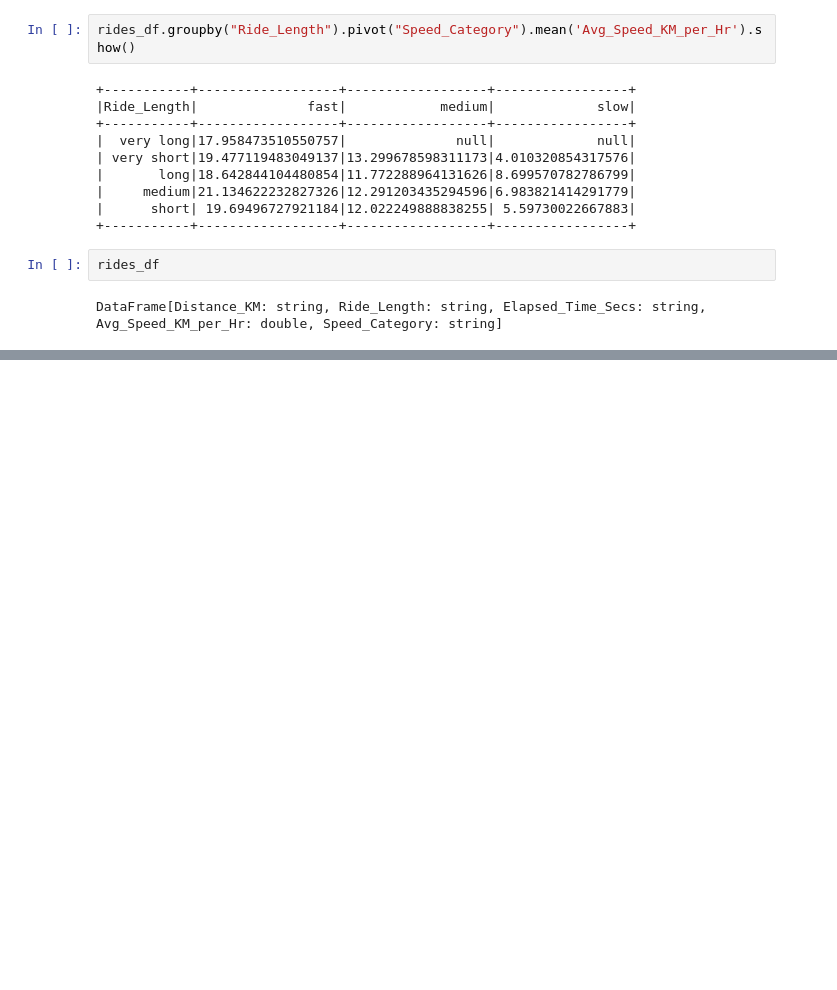
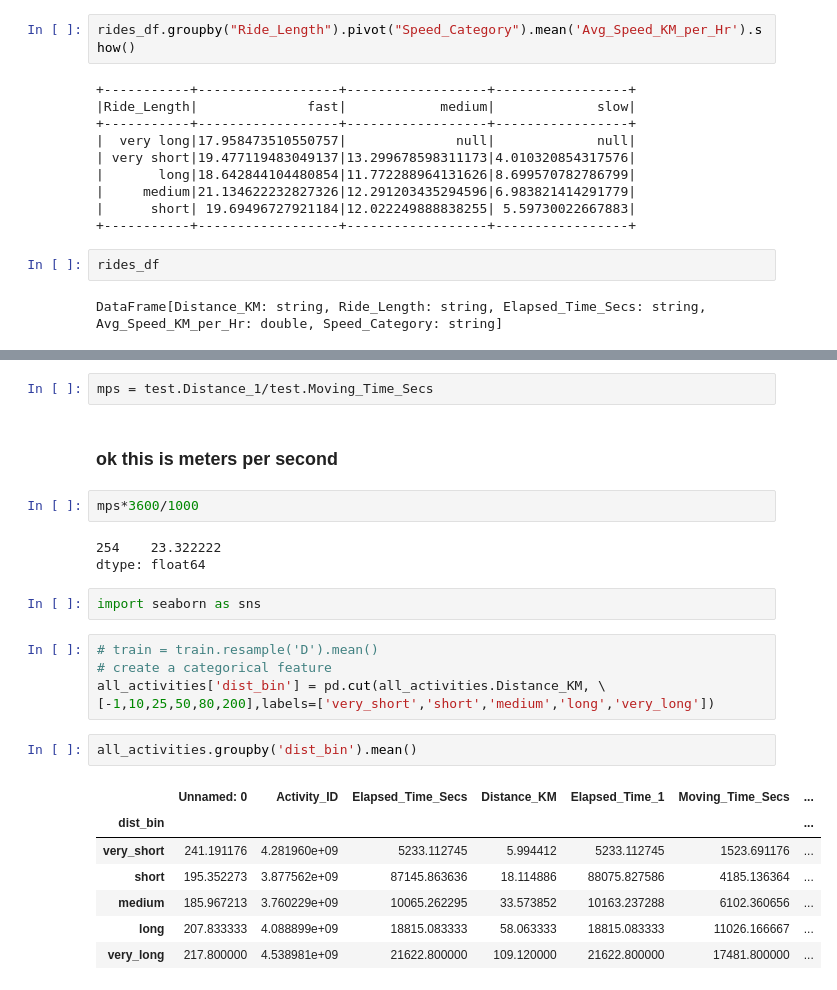
Before and after one commit to brianclements03/my_strava_project, a Jupyter notebook: Activities_Exploration_Pyspark.ipynb, the cells around one changed output, grey strips where cells are left out. Cells and saved outputs as stored; diff of their text form; blank space fills up the shorter version.

```diff
--- a/Activities_Exploration_Pyspark.ipynb
+++ b/Activities_Exploration_Pyspark.ipynb
@@ -791,0 +778,26 @@ dtype: float64
+# %%
+mps = test.Distance_1/test.Moving_Time_Secs
+# %% [markdown]
+### ok this is meters per second
+# %%
+mps*3600/1000
+# %% [output]
+254    23.322222
+dtype: float64
+# %%
+import seaborn as sns
+# %%
+# train = train.resample('D').mean()
+# create a categorical feature
+all_activities['dist_bin'] = pd.cut(all_activities.Distance_KM, \
+[-1,10,25,50,80,200],labels=['very_short','short','medium','long','very_long'])
+# %%
+all_activities.groupby('dist_bin').mean()
+# %% [output]
+|  | Unnamed: 0 | Activity_ID | Elapsed_Time_Secs | Distance_KM | Elapsed_Time_1 | Moving_Time_Secs | ... |
+| dist_bin |  |  |  |  |  |  | ... |
+| very_short | 241.191176 | 4.281960e+09 | 5233.112745 | 5.994412 | 5233.112745 | 1523.691176 | ... |
+| short | 195.352273 | 3.877562e+09 | 87145.863636 | 18.114886 | 88075.827586 | 4185.136364 | ... |
+| medium | 185.967213 | 3.760229e+09 | 10065.262295 | 33.573852 | 10163.237288 | 6102.360656 | ... |
+| long | 207.833333 | 4.088899e+09 | 18815.083333 | 58.063333 | 18815.083333 | 11026.166667 | ... |
+| very_long | 217.800000 | 4.538981e+09 | 21622.800000 | 109.120000 | 21622.800000 | 17481.800000 | ... |
```
Also changed, not shown: parts of 34 cells of this notebook.
